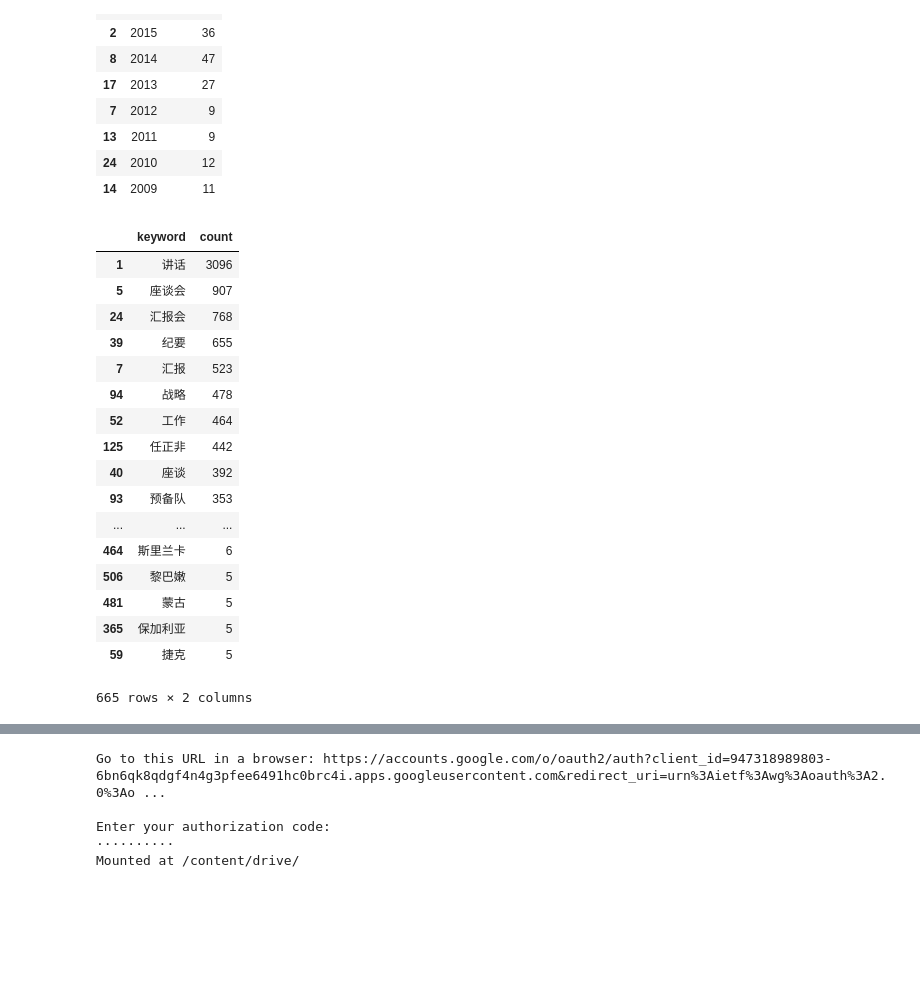
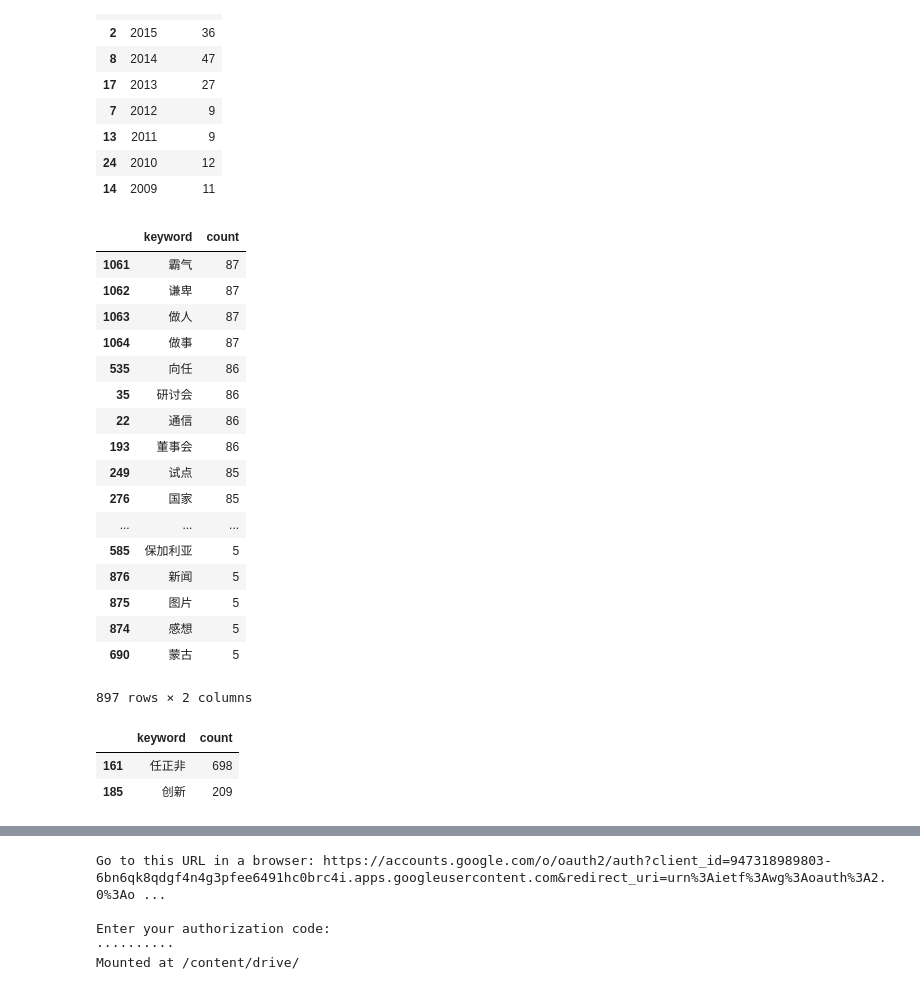
Before and after one commit to wqw547243068/Python-learning, a Jupyter notebook: data_mining/huawei.ipynb, the cells around one changed output, grey strips where cells are left out. Cells and saved outputs as stored; diff of their text form; code cells hidden in the pictures; blank space fills up the shorter version.

```diff
--- a/data_mining/huawei.ipynb
+++ b/data_mining/huawei.ipynb
@@ -230,44 +242,62 @@ df.sort_values(by=['year'], ascending=False)[:10]
 | 24 | 2010 | 12 |
 | 14 | 2009 | 11 |
 # %%
+# 需要实际含义的关键词表
+null_list = ['讲话','纪要','座谈', '座谈会','会议', '大会', '汇报', '汇报会', '交流','我们', '一个', '关于', '代表会', '代表处', '就是',
+            '目前', '到底', '不断', '多少', '会上', '没有', '知道', '哪里', '不是', '进展', '可以', '不要',
+            '提高', '学员', '找到', '分享', '构建', '建设', '增长', '追求', '沟通', '今天', '坚持', '多久',
+            '实现', '加强', '最大', '路上', '如何', '还要', '成为', '产生', '方向', '坚苦',
+            '任正非', '工作', '企业', '10', 'IFS', 'BG']
+#df[(True^df['keyword'].isin(null_list))]
 # 标题关键词
 df_w_t = pd.DataFrame(list(presentation_dict['kw_title'].items()), columns=['keyword', 'count'])
+df_w_t = df_w_t[(True^df_w_t['keyword'].isin(null_list))] # 过滤信息量不大的词语
 df_w_t_sort = df_w_t.sort_values(by='count', ascending=False)
 # 内容关键词-整体
 df_w_a = pd.DataFrame(list(presentation_dict['kw_article'].items()), columns=['keyword', 'count'])
+df_w_a = df_w_a[(True^df_w_a['keyword'].isin(null_list))] # 过滤信息量不大的词语
 df_w_a_sort = df_w_a.sort_values(by='count', ascending=False)
 # 内容关键词-分阶段
 part_dict = {}
 for part in presentation_dict['kw_part']:
     part_dict[part] = {}
     df_w_p = pd.DataFrame(list(presentation_dict['kw_part'][part].items()), columns=['keyword', 'count'])
+    df_w_p = df_w_p[(True^df_w_p['keyword'].isin(null_list))] # 过滤信息量不大的词语
     part_dict[part] = df_w_p.sort_values(by='count', ascending=False)
 # 显示top样例
 top_n = 10
-df_w_t_sort[:top_n]
-df_w_a_sort[:top_n]
-part_dict[part]
+# df_w_t_sort[:top_n]
+# df_w_a_sort[:top_n]
+# part_dict[part]
 #df_w_t_sort['count'][:top_n]
-#df_w_t
+df_w_a_sort[120:]
 # %% [output]
 |  | keyword | count |
-| 1 | 讲话 | 3096 |
-| 5 | 座谈会 | 907 |
-| 24 | 汇报会 | 768 |
-| 39 | 纪要 | 655 |
-| 7 | 汇报 | 523 |
-| 94 | 战略 | 478 |
-| 52 | 工作 | 464 |
-| 125 | 任正非 | 442 |
-| 40 | 座谈 | 392 |
-| 93 | 预备队 | 353 |
+| 1061 | 霸气 | 87 |
+| 1062 | 谦卑 | 87 |
+| 1063 | 做人 | 87 |
+| 1064 | 做事 | 87 |
+| 535 | 向任 | 86 |
+| 35 | 研讨会 | 86 |
+| 22 | 通信 | 86 |
+| 193 | 董事会 | 86 |
+| 249 | 试点 | 85 |
+| 276 | 国家 | 85 |
 | ... | ... | ... |
-| 464 | 斯里兰卡 | 6 |
-| 506 | 黎巴嫩 | 5 |
-| 481 | 蒙古 | 5 |
-| 365 | 保加利亚 | 5 |
-| 59 | 捷克 | 5 |
+| 585 | 保加利亚 | 5 |
+| 876 | 新闻 | 5 |
+| 875 | 图片 | 5 |
+| 874 | 感想 | 5 |
+| 690 | 蒙古 | 5 |
-665 rows × 2 columns
+897 rows × 2 columns
+# %%
+key_list = ['任正非', '胸怀', '创新', '格局', '领导力']
+[df_w_a['keyword'].get(i, 0) for i in key_list]
+df_w_a[df_w_a['keyword'].isin(key_list)]
+# %% [output]
+|  | keyword | count |
+| 161 | 任正非 | 698 |
+| 185 | 创新 | 209 |
 # %%
 #每次在colab刷新笔记时，需要重新执行安装程序
 #!pip install pyecharts==0.5.1
```
Also changed, not shown: parts of 12 cells of this notebook.
